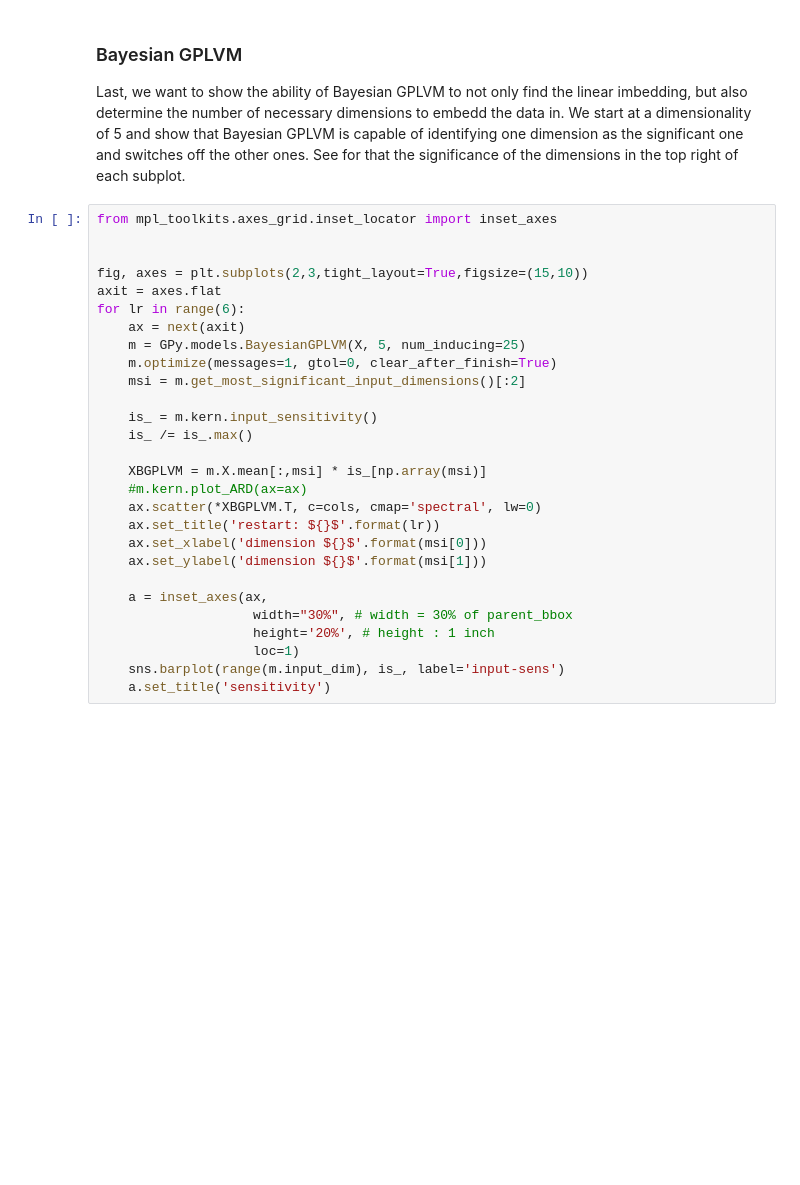
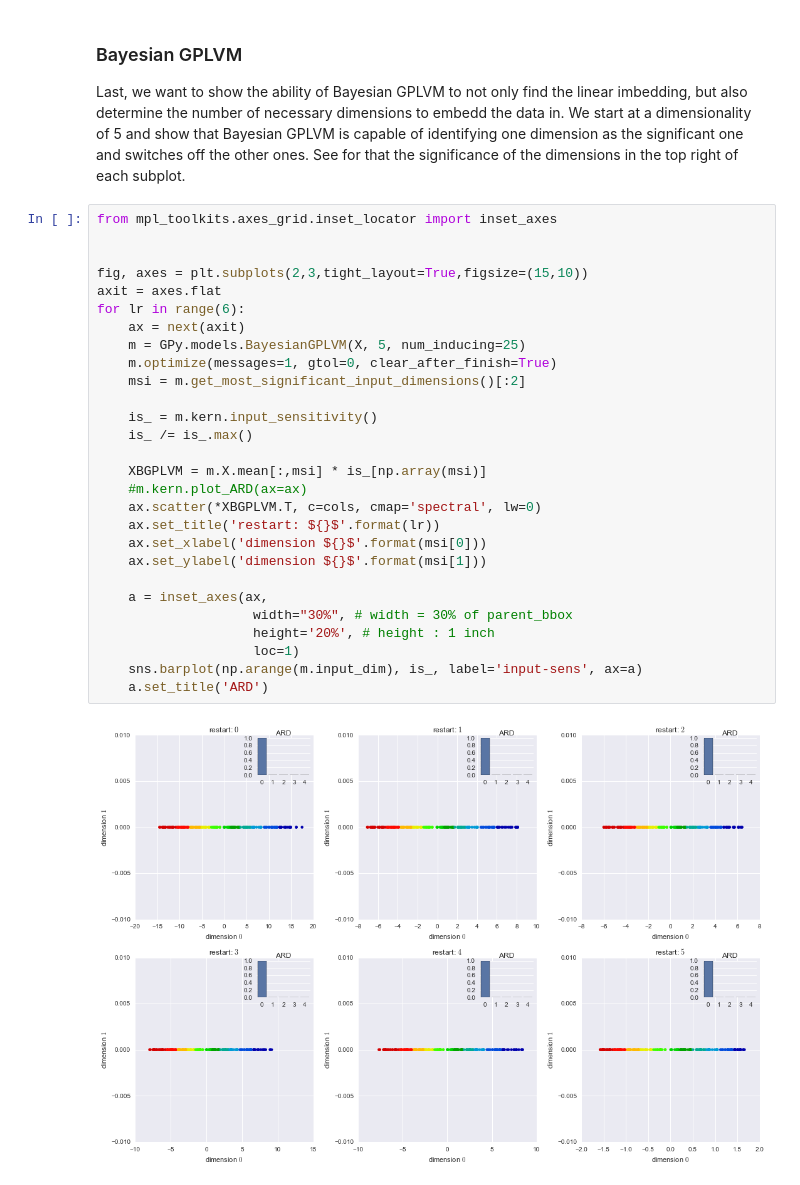
Before and after one commit to MC-Notes/Volume-I, a Jupyter notebook: tsne-overinterpretation/tSNE-over-interpretation.ipynb, the cells around one changed output. Cells and saved outputs as stored; diff of their text form; blank space fills up the shorter version.

```diff
--- a/tsne-overinterpretation/tSNE-over-interpretation.ipynb
+++ b/tsne-overinterpretation/tSNE-over-interpretation.ipynb
@@ -117,28 +114,30 @@ Last, we want to show the ability of Bayesian GPLVM to not only find the linear
 # %%
 from mpl_toolkits.axes_grid.inset_locator import inset_axes
 
 
 fig, axes = plt.subplots(2,3,tight_layout=True,figsize=(15,10))
 axit = axes.flat
 for lr in range(6):
     ax = next(axit)
     m = GPy.models.BayesianGPLVM(X, 5, num_inducing=25)
     m.optimize(messages=1, gtol=0, clear_after_finish=True)
     msi = m.get_most_significant_input_dimensions()[:2]
 
     is_ = m.kern.input_sensitivity()
     is_ /= is_.max()
 
     XBGPLVM = m.X.mean[:,msi] * is_[np.array(msi)]
     #m.kern.plot_ARD(ax=ax)
     ax.scatter(*XBGPLVM.T, c=cols, cmap='spectral', lw=0)
     ax.set_title('restart: ${}$'.format(lr))
     ax.set_xlabel('dimension ${}$'.format(msi[0]))
     ax.set_ylabel('dimension ${}$'.format(msi[1]))
 
     a = inset_axes(ax,
                     width="30%", # width = 30% of parent_bbox
                     height='20%', # height : 1 inch
                     loc=1)
-    sns.barplot(range(m.input_dim), is_, label='input-sens')
-    a.set_title('sensitivity')
+    sns.barplot(np.arange(m.input_dim), is_, label='input-sens', ax=a)
+    a.set_title('ARD')
+# %% [output]
+[figure, added]
```
Also changed, not shown: parts of 8 cells of this notebook.
